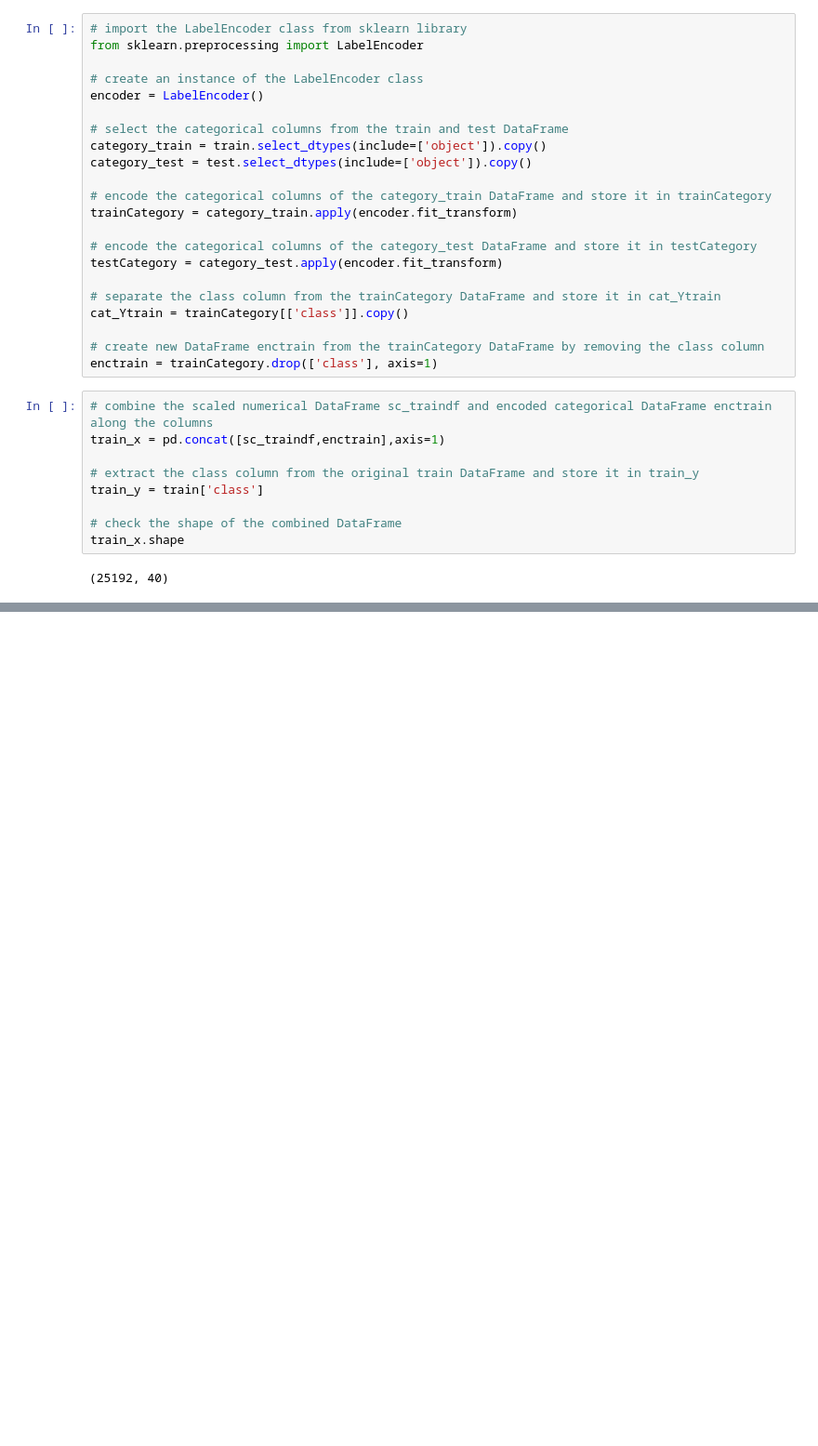
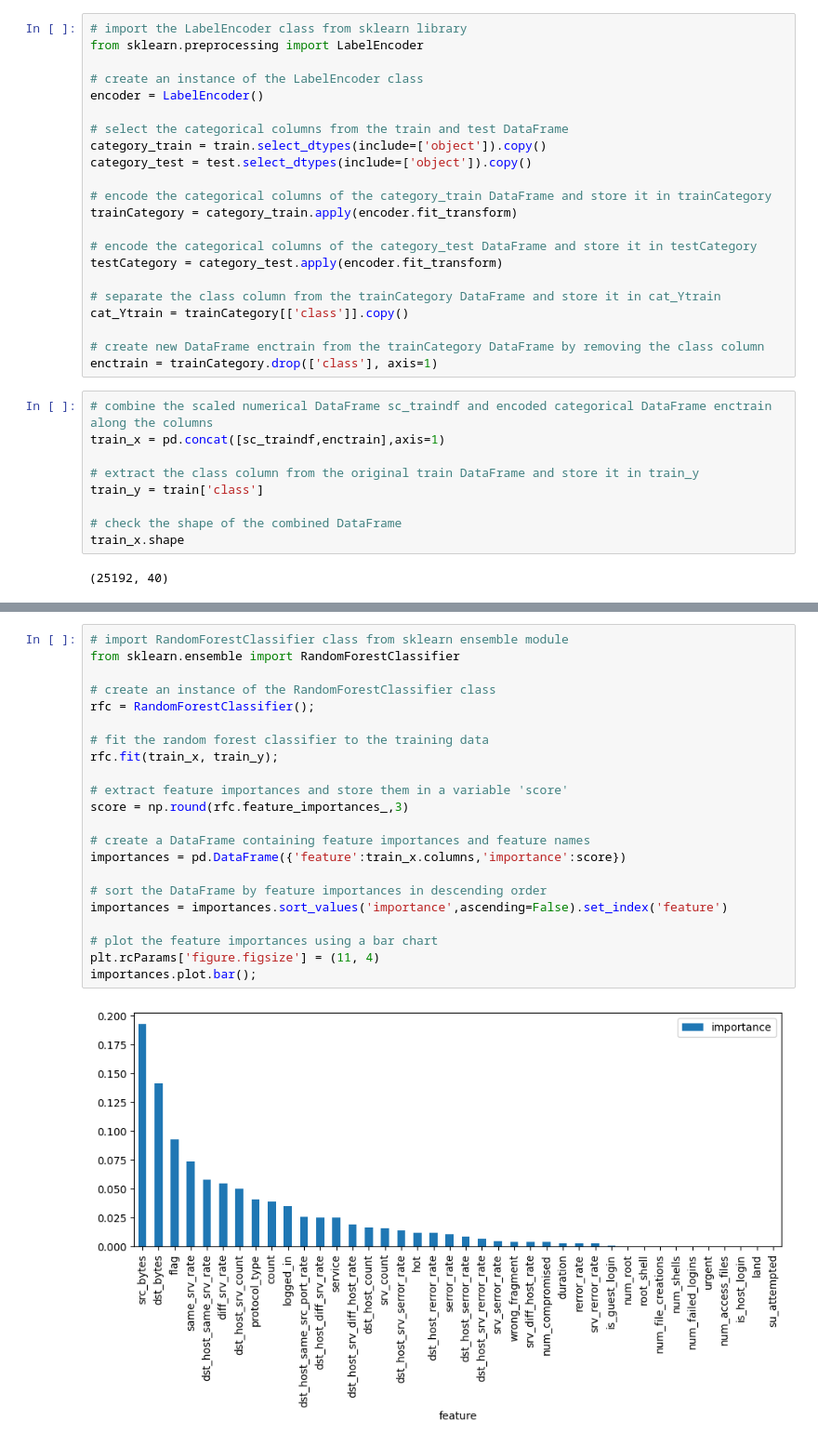
Before and after one commit to Manu-Abuya/Network-Intrusion-Detection, a Jupyter notebook: Network_Intrusion_Detection.ipynb, the cells around one changed output, grey strips where cells are left out. Shown: that part at 93% size. Cells and saved outputs as stored; diff of their text form; blank space fills up the shorter version.

```diff
--- a/Network_Intrusion_Detection.ipynb
+++ b/Network_Intrusion_Detection.ipynb
@@ -145,0 +151,24 @@ train_x.shape
+# %%
+# import RandomForestClassifier class from sklearn ensemble module
+from sklearn.ensemble import RandomForestClassifier
+
+# create an instance of the RandomForestClassifier class
+rfc = RandomForestClassifier();
+
+# fit the random forest classifier to the training data
+rfc.fit(train_x, train_y);
+
+# extract feature importances and store them in a variable 'score'
+score = np.round(rfc.feature_importances_,3)
+
+# create a DataFrame containing feature importances and feature names
+importances = pd.DataFrame({'feature':train_x.columns,'importance':score})
+
+# sort the DataFrame by feature importances in descending order
+importances = importances.sort_values('importance',ascending=False).set_index('feature')
+
+# plot the feature importances using a bar chart
+plt.rcParams['figure.figsize'] = (11, 4)
+importances.plot.bar();
+# %% [output]
+[figure, added]
```
Also changed, not shown: parts of 10 cells of this notebook.
